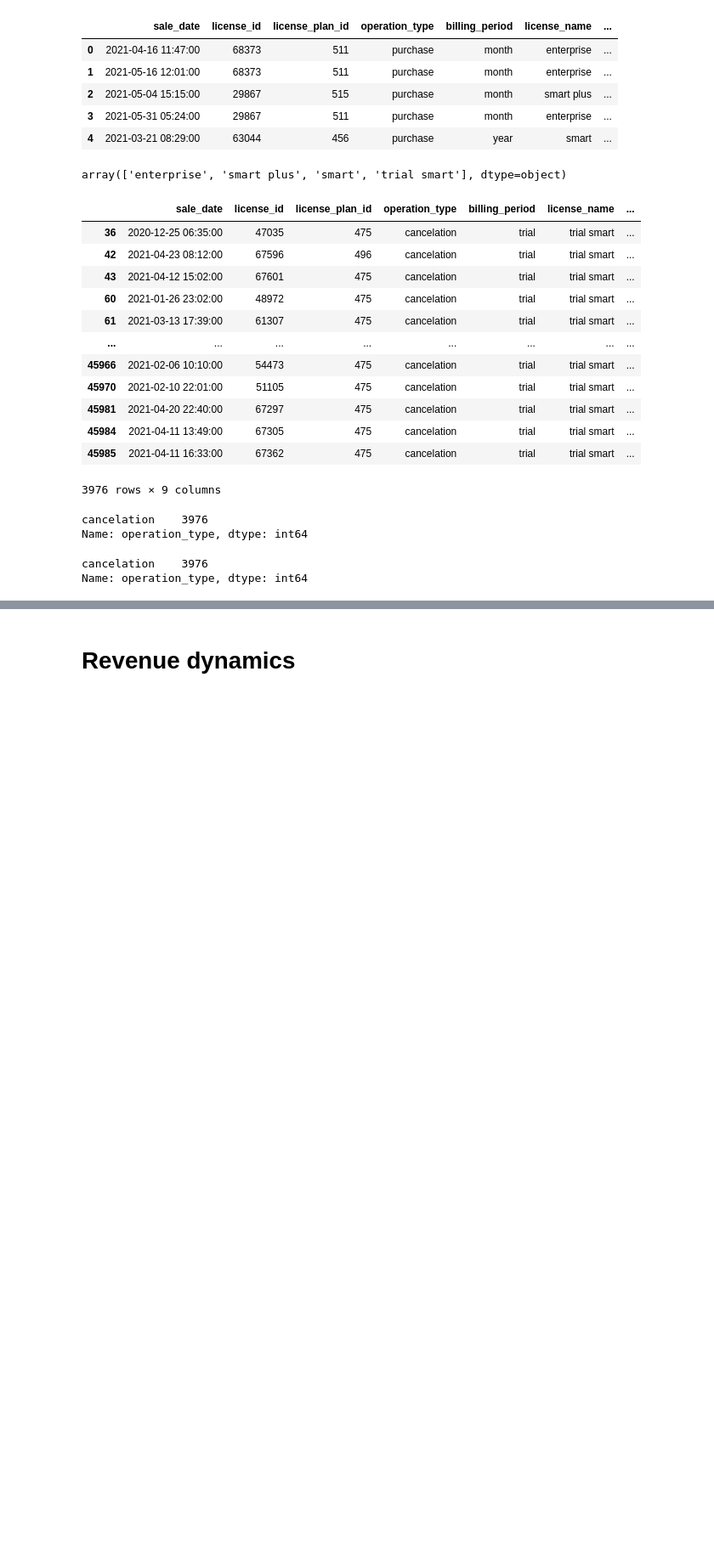
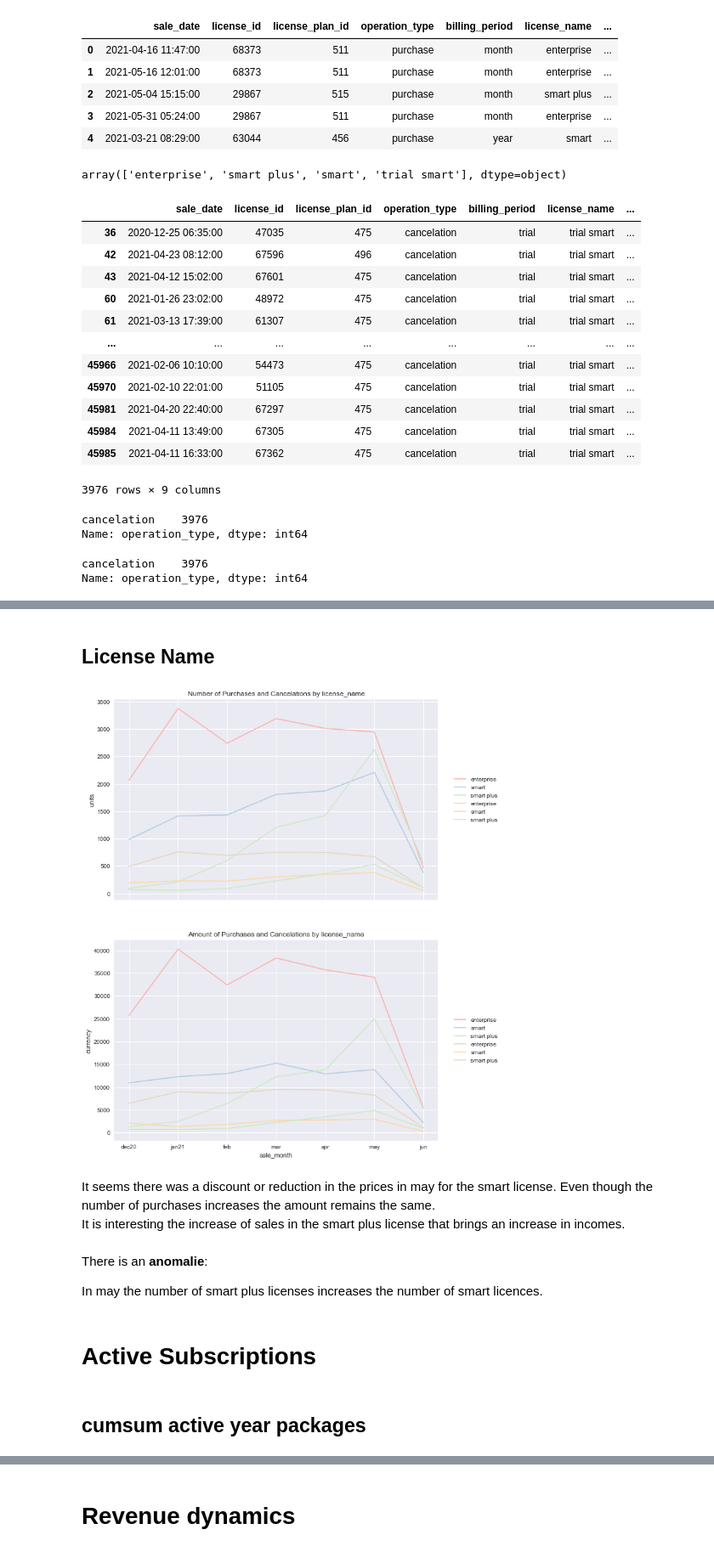
Before and after one commit to aldamepi/BI-web-subscriptions, a Jupyter notebook: testTask_data-amengual-aug22.ipynb, the cells around one changed output, grey strips where cells are left out. Shown at 85% size. Saved outputs shown, nothing was run; the diff lists cells and outputs as text; code cells hidden in the pictures; blank space fills up the shorter version.

```diff
--- a/testTask_data-amengual-aug22.ipynb
+++ b/testTask_data-amengual-aug22.ipynb
@@ -985,0 +534,16 @@ period_df.filter(regex='active$|new$').plot(figsize=(10,7), colormap = 'Paired_r
+# %%
+# Map the months to strings
+revenue_l_m.sale_month = revenue_l_m.sale_month.map({12:'dec20',
+                 1:'jan21',
+                 2:'feb',
+                 3: 'mar',
+                 4 : 'apr',
+                 5 : 'may',
+                 6 : 'jun'})
+# %%
+# Set Ordered Categorical
+
+revenue_l_m.sale_month = pd.Categorical(revenue_l_m.sale_month,
+                                        categories = revenue_l_m.sale_month.unique(),
+                                        ordered = True)
+revenue_l_m.sale_month
@@ -985,0 +683,55 @@ period_df.filter(regex='active$|new$').plot(figsize=(10,7), colormap = 'Paired_r
+# %% [markdown]
+## License Name
+# %%
+f,ax = plt.subplots(2,1, figsize= (10,14), sharex = 'col') #, sharey = 'row')
+# f,ax = plt.subplots(figsize= (10,7)) #, sharex = 'col', sharey = 'row')
+#f,ax = plt.subplots(2,2,figsize= (16,12), sharex = 'col', sharey = 'row')
+
+plt.style.use('seaborn-notebook')
+
+
+sns.lineplot(x = 'sale_month', y= 'n_purch', hue = 'license_name',
+             data=revenue_l_m,
+             ax=ax[0],
+             palette = 'Pastel1')
+
+sns.lineplot(x = 'sale_month', y= 'n_cancel', hue = 'license_name',
+             data=revenue_l_m,
+             ax=ax[0],
+             palette = 'Pastel1_r',
+             legend = True)
+
+
+sns.lineplot(x = 'sale_month', y= 'purch_amount', hue = 'license_name',
+             data=revenue_l_m,
+             ax=ax[1],
+             palette = 'Pastel1')
+
+sns.lineplot(x = 'sale_month', y= 'cancel_amount', hue = 'license_name',
+             data=revenue_l_m,
+             ax=ax[1],
+             palette = 'Pastel1_r',
+             legend = True)
+
+
+ax[0].legend(loc = 'center right', bbox_to_anchor = (1.2,0.5))
+ax[1].legend(loc = 'center right', bbox_to_anchor = (1.2,0.5))
+
+ax[0].set_title('Number of Purchases and Cancelations by license_name')
+ax[1].set_title('Amount of Purchases and Cancelations by license_name')
+
+ax[0].set_ylabel('units')
+ax[1].set_ylabel('currency')
+
+plt.show()
+# %% [output]
+[figure, added]
+# %% [markdown]
+It seems there was a discount or reduction in the prices in may for the smart license. Even though the number of purchases increases the amount remains the same.
+It is interesting the increase of sales in the smart plus license that brings an increase in incomes.
+# %% [markdown]
+There is an __anomalie__:
+
+In may the number of smart plus licenses increases the number of smart licences.
+# %% [markdown]
+# Active Subscriptions
@@ -985,0 +740,2 @@ period_df.filter(regex='active$|new$').plot(figsize=(10,7), colormap = 'Paired_r
+# %% [markdown]
+## cumsum active year packages
```
Also changed, not shown: parts of 152 cells of this notebook.
